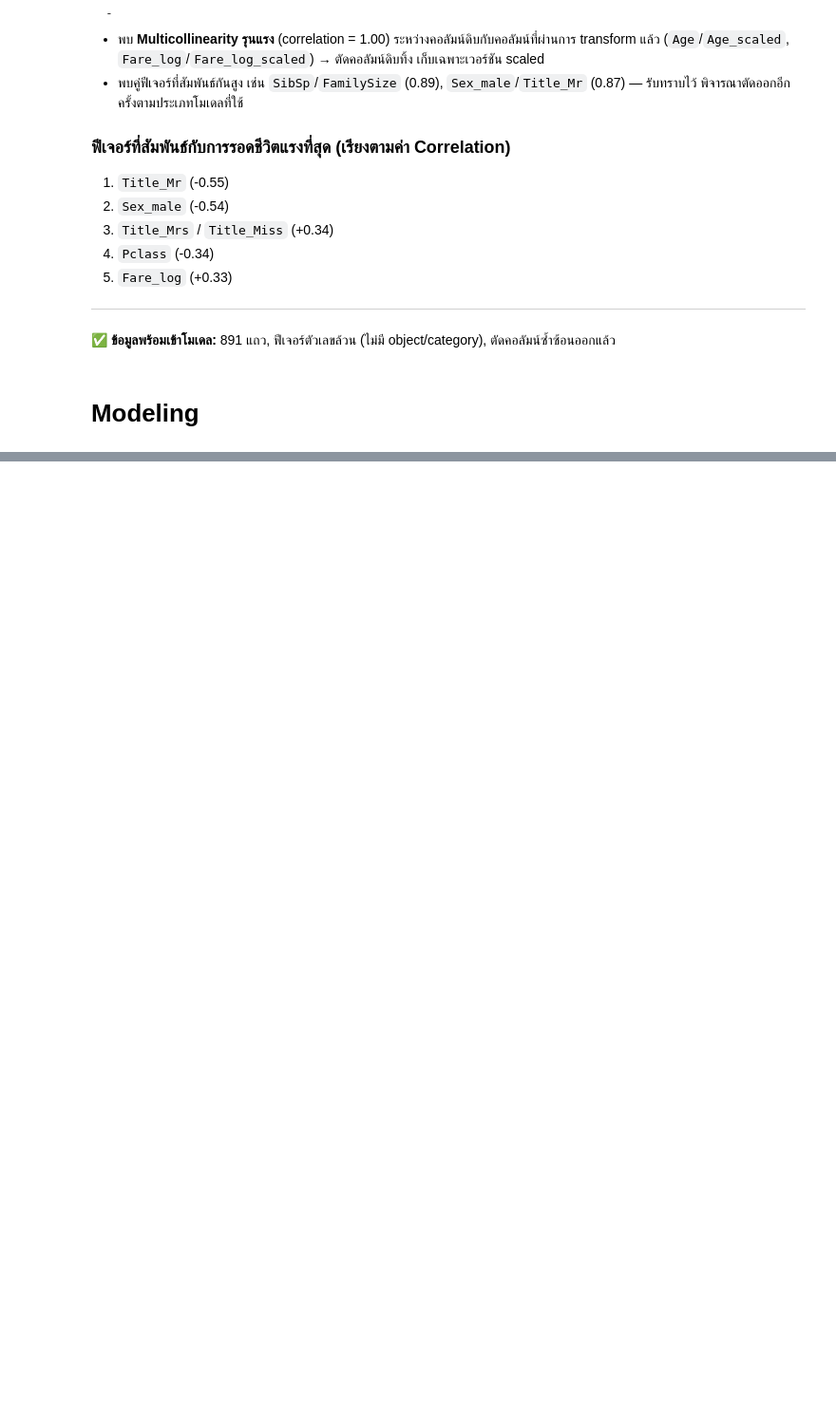
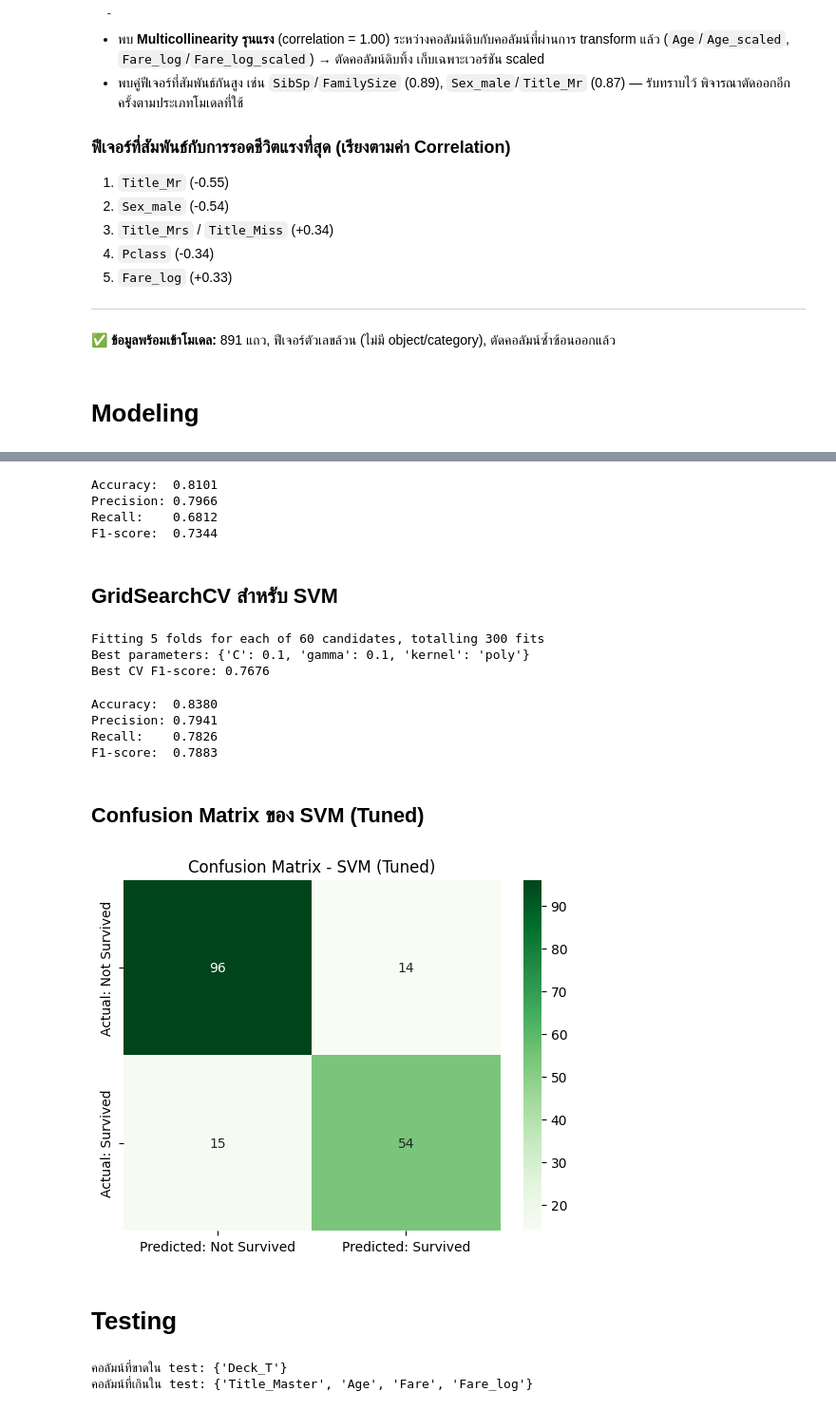
Before and after one commit to k-workproject/data-skills-roadmap, a Jupyter notebook: python-project/titanic_survival_prediction.ipynb, the cells around one changed output, grey strips where cells are left out. Shown at 95% size. Drawn from its saved outputs; the diff is of its cells as text; code cells hidden in the pictures; blank space fills up the shorter version.

```diff
--- a/python-project/titanic_survival_prediction.ipynb
+++ b/python-project/titanic_survival_prediction.ipynb
@@ -562,0 +755,69 @@ plt.show()
+# %%
+best_rf = grid_search.best_estimator_
+
+y_pred_rf_tuned = best_rf.predict(X_val)
+
+print(f"Accuracy:  {accuracy_score(y_val, y_pred_rf_tuned):.4f}")
+print(f"Precision: {precision_score(y_val, y_pred_rf_tuned):.4f}")
+print(f"Recall:    {recall_score(y_val, y_pred_rf_tuned):.4f}")
+print(f"F1-score:  {f1_score(y_val, y_pred_rf_tuned):.4f}")
+# %% [output]
+Accuracy:  0.8101
+Precision: 0.7966
+Recall:    0.6812
+F1-score:  0.7344
+# %% [markdown]
+## GridSearchCV สำหรับ SVM
+# %%
+param_grid_svm = {
+    'C': [0.1, 1, 10, 100],
+    'kernel': ['linear', 'rbf', 'poly'],
+    'gamma': ['scale', 'auto', 0.01, 0.1, 1],
+}
+
+svm = SVC(random_state=42)
+
+grid_search_svm = GridSearchCV(
+    estimator=svm,
+    param_grid=param_grid_svm,
+    cv=5,
+    scoring='f1',
+    n_jobs=-1,
+    verbose=1
+)
+
+grid_search_svm.fit(X_train, y_train)
+
+print(f"Best parameters: {grid_search_svm.best_params_}")
+print(f"Best CV F1-score: {grid_search_svm.best_score_:.4f}")
+# %% [output]
+Fitting 5 folds for each of 60 candidates, totalling 300 fits
+Best parameters: {'C': 0.1, 'gamma': 0.1, 'kernel': 'poly'}
+Best CV F1-score: 0.7676
+# %%
+best_svm = grid_search_svm.best_estimator_
+
+y_pred_svm_tuned = best_svm.predict(X_val)
+
+print(f"Accuracy:  {accuracy_score(y_val, y_pred_svm_tuned):.4f}")
+print(f"Precision: {precision_score(y_val, y_pred_svm_tuned):.4f}")
+print(f"Recall:    {recall_score(y_val, y_pred_svm_tuned):.4f}")
+print(f"F1-score:  {f1_score(y_val, y_pred_svm_tuned):.4f}")
+# %% [output]
+Accuracy:  0.8380
+Precision: 0.7941
+Recall:    0.7826
+F1-score:  0.7883
+# %% [markdown]
+## Confusion Matrix ของ SVM (Tuned)
+# %%
+cm_svm = confusion_matrix(y_val, y_pred_svm_tuned)
+sns.heatmap(cm_svm, annot=True, fmt='d', cmap='Greens',
+            xticklabels=['Predicted: Not Survived', 'Predicted: Survived'],
+            yticklabels=['Actual: Not Survived', 'Actual: Survived'])
+plt.title('Confusion Matrix - SVM (Tuned)')
+plt.show()
+# %% [output]
+[figure, added]
+# %% [markdown]
+# Testing
@@ -562,0 +854,9 @@ plt.show()
+# %%
+missing_cols = set(X_train.columns) - set(test_data.columns)
+extra_cols = set(test_data.columns) - set(X_train.columns) - {'PassengerId'}
+
+print(f"คอลัมน์ที่ขาดใน test: {missing_cols}")
+print(f"คอลัมน์ที่เกินใน test: {extra_cols}")
+# %% [output]
+คอลัมน์ที่ขาดใน test: {'Deck_T'}
+คอลัมน์ที่เกินใน test: {'Title_Master', 'Age', 'Fare', 'Fare_log'}
```
Also changed, not shown: parts of 27 cells of this notebook.
